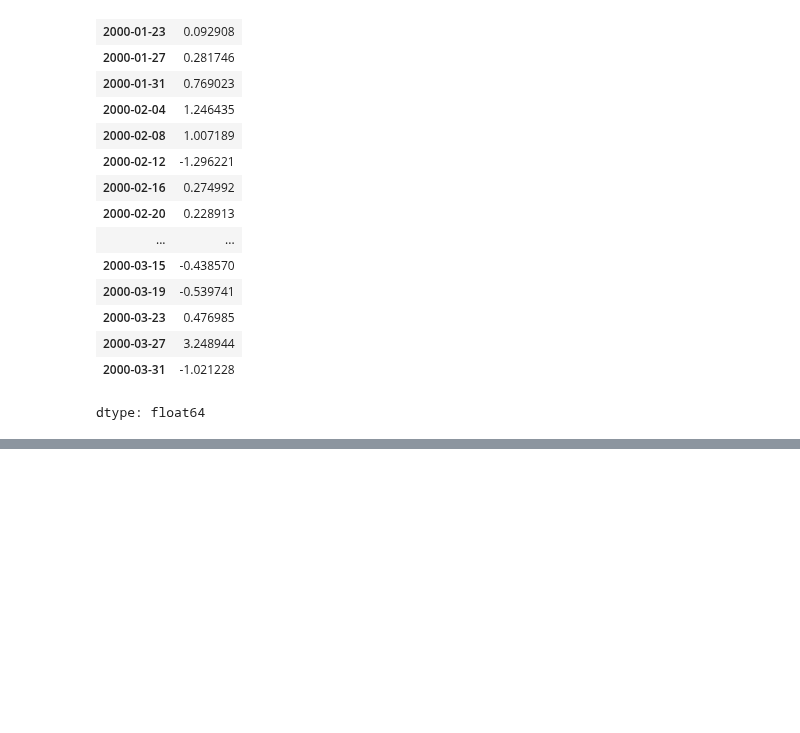
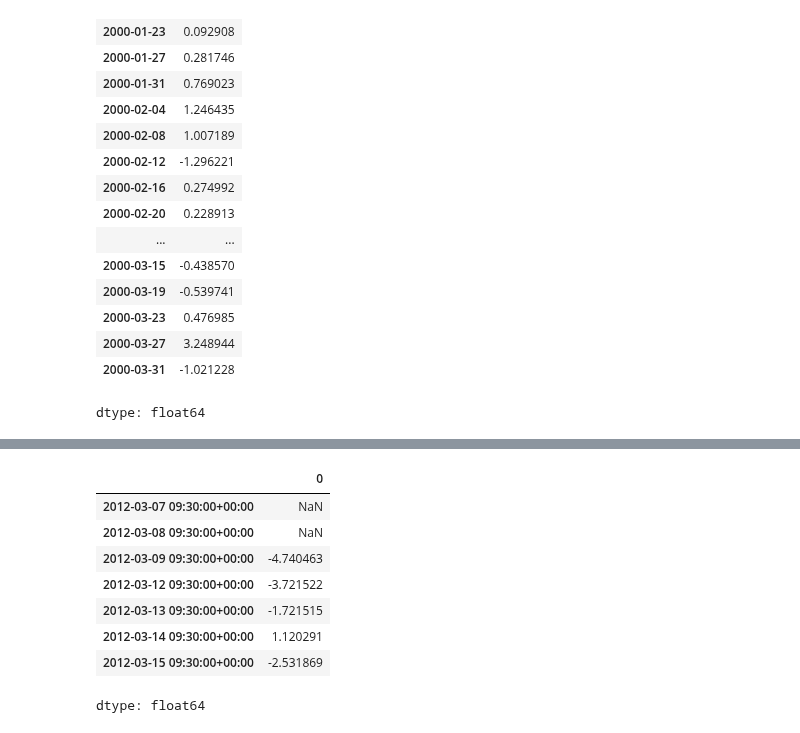
Before and after one commit to url-github/Pandas, a Jupyter notebook: 011_PywAD_Szeregi_czasowe.ipynb, the cells around one changed output, grey strips where cells are left out. Cells and saved outputs as stored; diff of their text form; code cells hidden in the pictures; blank space fills up the shorter version.

```diff
--- a/011_PywAD_Szeregi_czasowe.ipynb
+++ b/011_PywAD_Szeregi_czasowe.ipynb
@@ -962,0 +845,15 @@ pd.options.display.max_rows = PREVIOUS_MAX_ROWS
+# %%
+ts1 = ts[:7].tz_localize("Europe/London")
+ts2 = ts1[2:].tz_convert("Europe/Warsaw")
+result = ts1 + ts2
+result
+# %% [output]
+|  | 0 |
+| 2012-03-07 09:30:00+00:00 | NaN |
+| 2012-03-08 09:30:00+00:00 | NaN |
+| 2012-03-09 09:30:00+00:00 | -4.740463 |
+| 2012-03-12 09:30:00+00:00 | -3.721522 |
+| 2012-03-13 09:30:00+00:00 | -1.721515 |
+| 2012-03-14 09:30:00+00:00 | 1.120291 |
+| 2012-03-15 09:30:00+00:00 | -2.531869 |
+dtype: float64
```
Also changed, not shown: parts of 176 cells of this notebook.
